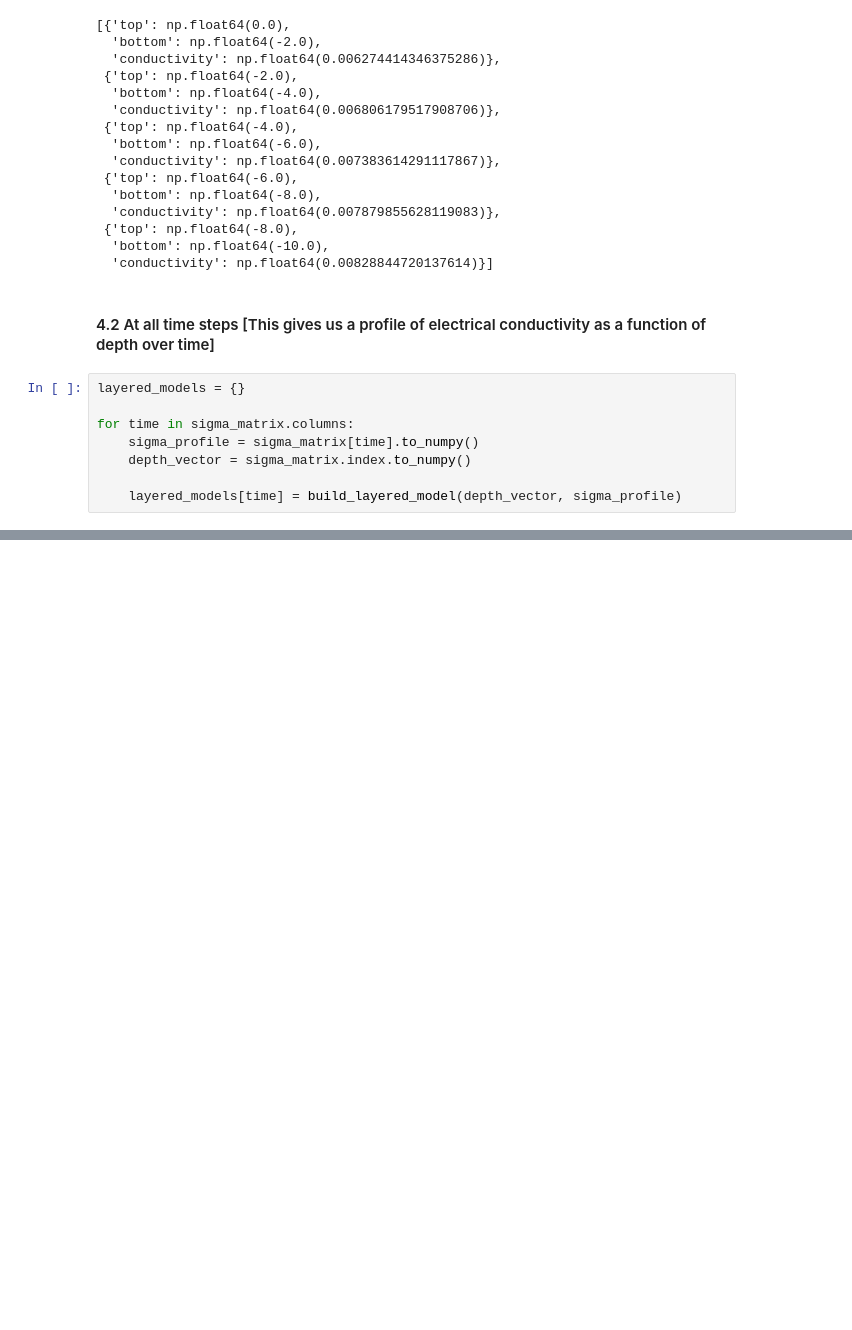
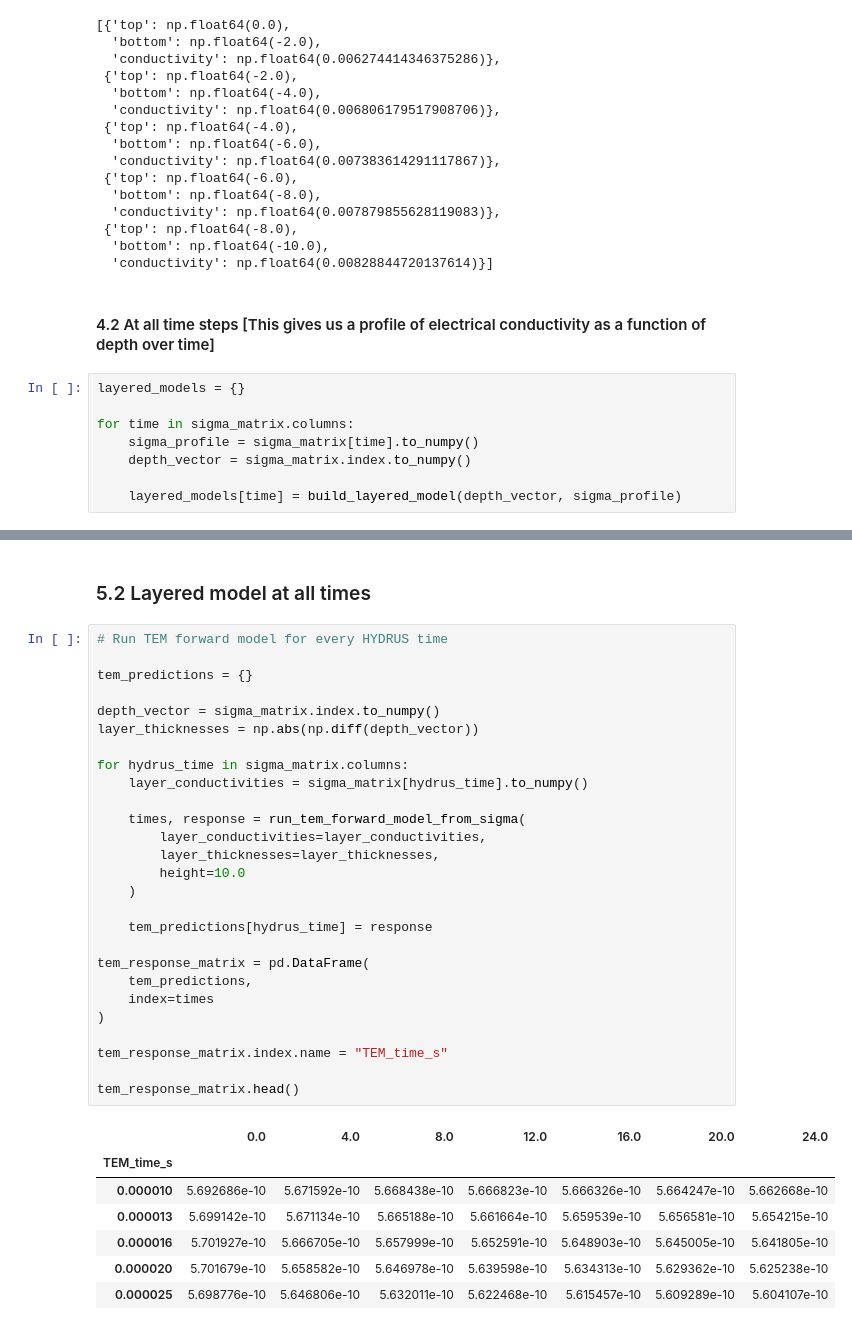
Before and after one commit to natalieyurek-cloud/TDEM_Thesis_Yurek, a Jupyter notebook: Circular_modeling.ipynb, the cells around one changed output, grey strips where cells are left out. Cells and saved outputs as stored; diff of their text form; blank space fills up the shorter version.

```diff
--- a/Circular_modeling.ipynb
+++ b/Circular_modeling.ipynb
@@ -369,0 +454,37 @@ NEXT...... extract one ec profile and one time and determine expected TEM respon
+# %% [markdown]
+### 5.2 Layered model at all times
+# %%
+# Run TEM forward model for every HYDRUS time
+
+tem_predictions = {}
+
+depth_vector = sigma_matrix.index.to_numpy()
+layer_thicknesses = np.abs(np.diff(depth_vector))
+
+for hydrus_time in sigma_matrix.columns:
+    layer_conductivities = sigma_matrix[hydrus_time].to_numpy()
+
+    times, response = run_tem_forward_model_from_sigma(
+        layer_conductivities=layer_conductivities,
+        layer_thicknesses=layer_thicknesses,
+        height=10.0
+    )
+
+    tem_predictions[hydrus_time] = response
+
+tem_response_matrix = pd.DataFrame(
+    tem_predictions,
+    index=times
+)
+
+tem_response_matrix.index.name = "TEM_time_s"
+
+tem_response_matrix.head()
+# %% [output]
+|  | 0.0 | 4.0 | 8.0 | 12.0 | 16.0 | 20.0 | 24.0 |
+| TEM_time_s |  |  |  |  |  |  |  |
+| 0.000010 | 5.692686e-10 | 5.671592e-10 | 5.668438e-10 | 5.666823e-10 | 5.666326e-10 | 5.664247e-10 | 5.662668e-10 |
+| 0.000013 | 5.699142e-10 | 5.671134e-10 | 5.665188e-10 | 5.661664e-10 | 5.659539e-10 | 5.656581e-10 | 5.654215e-10 |
+| 0.000016 | 5.701927e-10 | 5.666705e-10 | 5.657999e-10 | 5.652591e-10 | 5.648903e-10 | 5.645005e-10 | 5.641805e-10 |
+| 0.000020 | 5.701679e-10 | 5.658582e-10 | 5.646978e-10 | 5.639598e-10 | 5.634313e-10 | 5.629362e-10 | 5.625238e-10 |
+| 0.000025 | 5.698776e-10 | 5.646806e-10 | 5.632011e-10 | 5.622468e-10 | 5.615457e-10 | 5.609289e-10 | 5.604107e-10 |
```
Also changed, not shown: parts of 12 cells of this notebook, 2 other files.
